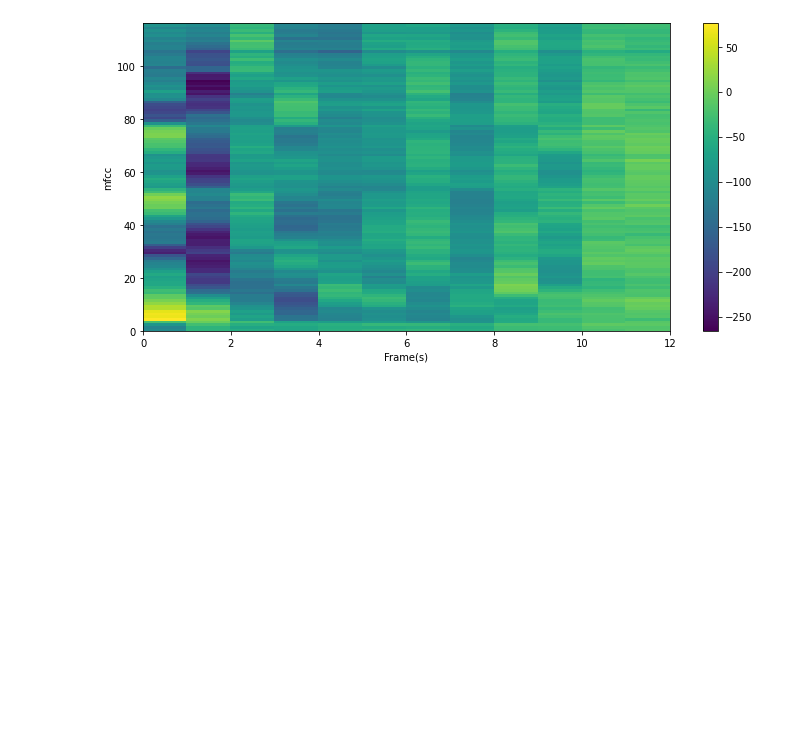
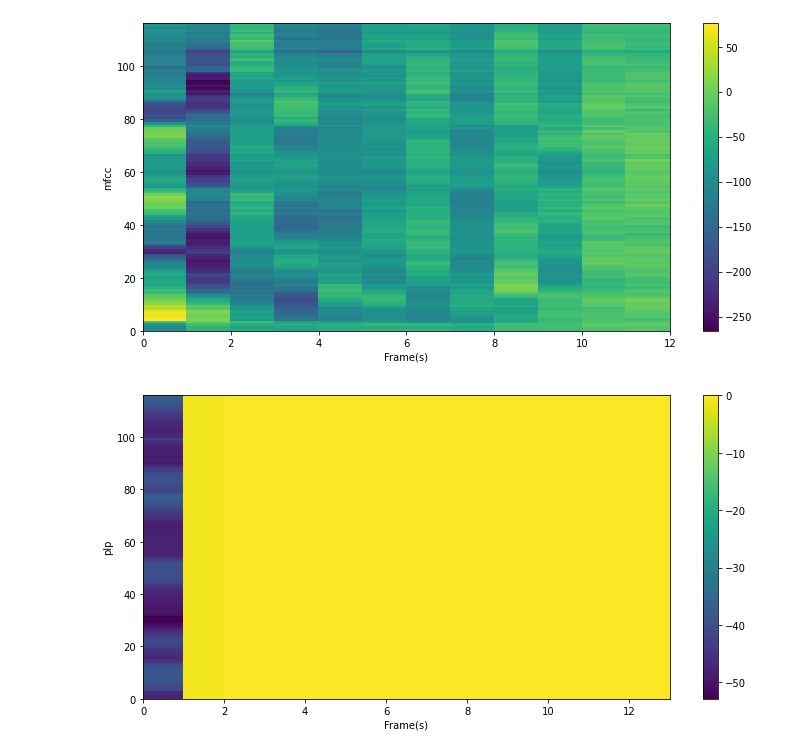
Before and after one commit to NK-MXD/ComputerSpeech, a Jupyter notebook: lab1_fbank/process.ipynb, the cells around one changed output. Cells and saved outputs as stored; diff of their text form; code cells hidden in the pictures; blank space fills up the shorter version.

```diff
--- a/lab1_fbank/process.ipynb
+++ b/lab1_fbank/process.ipynb
@@ -69,5 +69,5 @@ def pre_emphasis(sig):
     sig=np.append(sig[0],sig[1:]-preemphasis*sig[:-1])
     return sig
 # %%
-signal = pre_emphasis(signal)
+sig = pre_emphasis(signal)
 # %%
@@ -109,7 +109,7 @@ def framing(sig,fs,frame_len_s=0.025,frame_shift_s=0.01):
     frame_sig=pad_sig[each_frame_index]
     return frame_sig
 # %%
-frame_sig = framing(signal, sample_rate)
+frame_sig = framing(sig, sample_rate)
 # %% [output]
 Deprecated in NumPy 1.20; for more details and guidance: https://numpy.org/devdocs/release/1.20.0-notes.html#deprecations
   each_frame_index=each_frame_index.astype(np.int,copy=False)
@@ -285,0 +386,38 @@ plot_spectrogram(mfcc, "mfcc", "mfcc可视化")
+# %%
+# PLP特征，并可视化
+# a. 获取一个berk滤波器 bark_filter_banks
+from spafe.features.lpc import __lpc_helper, lpc2lpcc
+fbanks = bark_filter_banks()
+
+
+# -> x filter bank = auditory spectrum # bark进行滤波
+# b. bark进行滤波
+auditory_spectrum = np.dot(a=frame_pow, b=fbanks.T)
+
+
+# c. 等响度预加重
+E = lambda w: ((w**2 + 56.8 * 10**6) * w**4) / (
+    (w**2 + 6.3 * 10**6)
+    * (w**2 + 0.38 * 10**9)
+    * (w**6 + 9.58 * 10**26)
+)
+Y = [E(w) for w in auditory_spectrum]
+
+# d. 强度响度转换
+L = np.abs(Y) ** (1 / 3)
+
+# e. ifft 逆傅里叶变换
+inverse_fourrier_transform = np.absolute(np.fft.ifft(L, 512))
+
+# f. compute lpcs and lpccs 线性预测（lpc)
+lpcs = np.zeros((L.shape[0], 13))
+lpccs = np.zeros((L.shape[0], 13))
+for i in range(L.shape[0]):
+    a, e = __lpc_helper(inverse_fourrier_transform[i, :], 13 - 1)
+    lpcs[i, :] = a
+    lpcc_coeffs = lpc2lpcc(a, e, 13)
+    lpccs[i, :] = np.array(lpcc_coeffs)
+
+plot_spectrogram(lpccs, "plp", "plp特征抽取.png")
+# %% [output]
+[figure, added]
```
Also changed, not shown: parts of 6 cells of this notebook, 1 other file.
